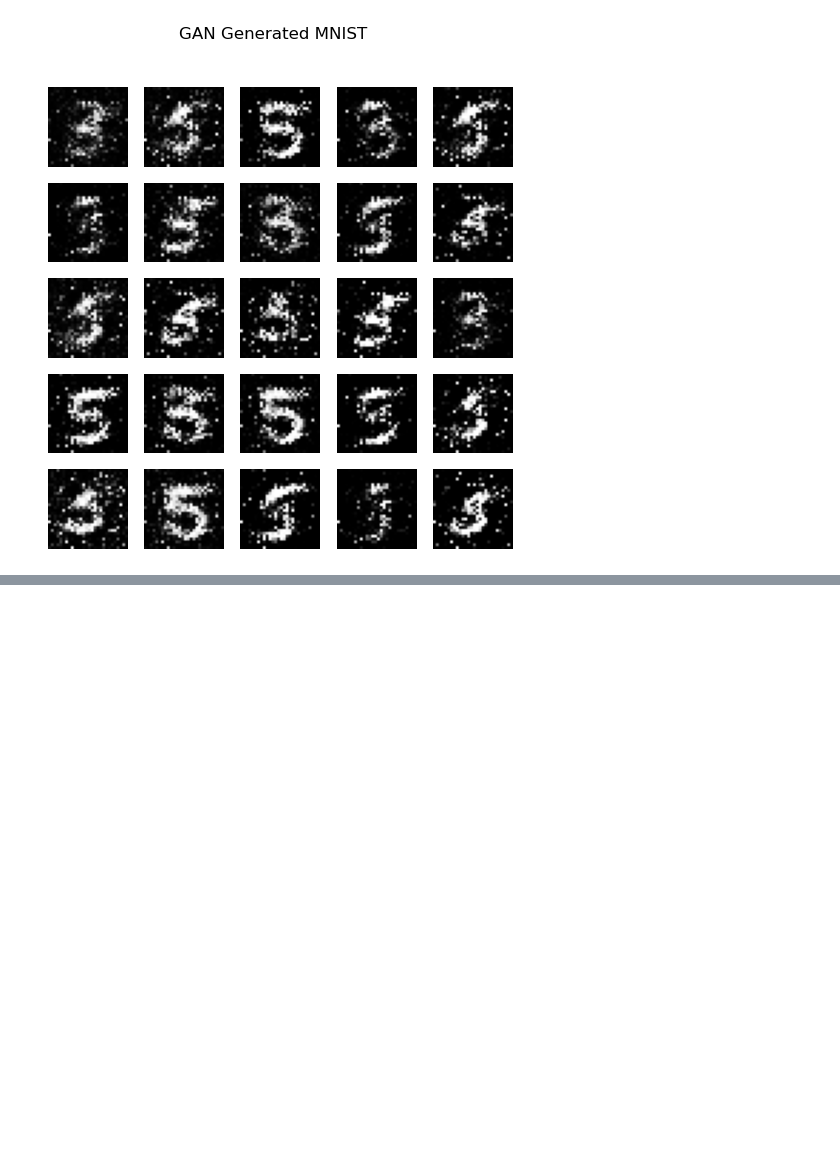
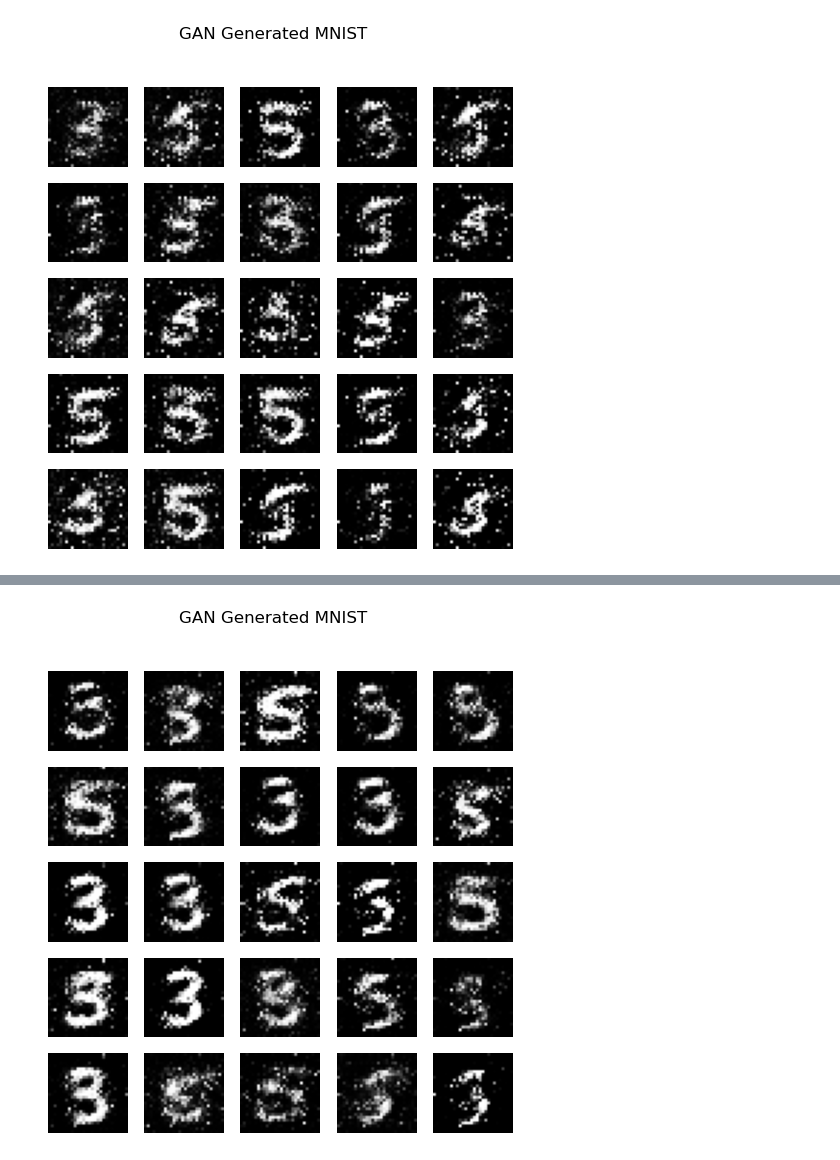
Before and after one commit to hugogs7/CV-II, a Jupyter notebook: notebook_GANs.ipynb, the cells around one changed output, grey strips where cells are left out. Saved outputs shown, nothing was run; the diff lists cells and outputs as text; code cells hidden in the pictures; blank space fills up the shorter version.

```diff
--- a/notebook_GANs.ipynb
+++ b/notebook_GANs.ipynb
@@ -449,0 +519,4 @@ generate_fakes(G_smooth, latent_size=latent_size)
+# %%
+generate_fakes(G_best, latent_size=latent_size_best)
+# %% [output]
+[figure, added]
```
Also changed, not shown: parts of 8 cells of this notebook.
